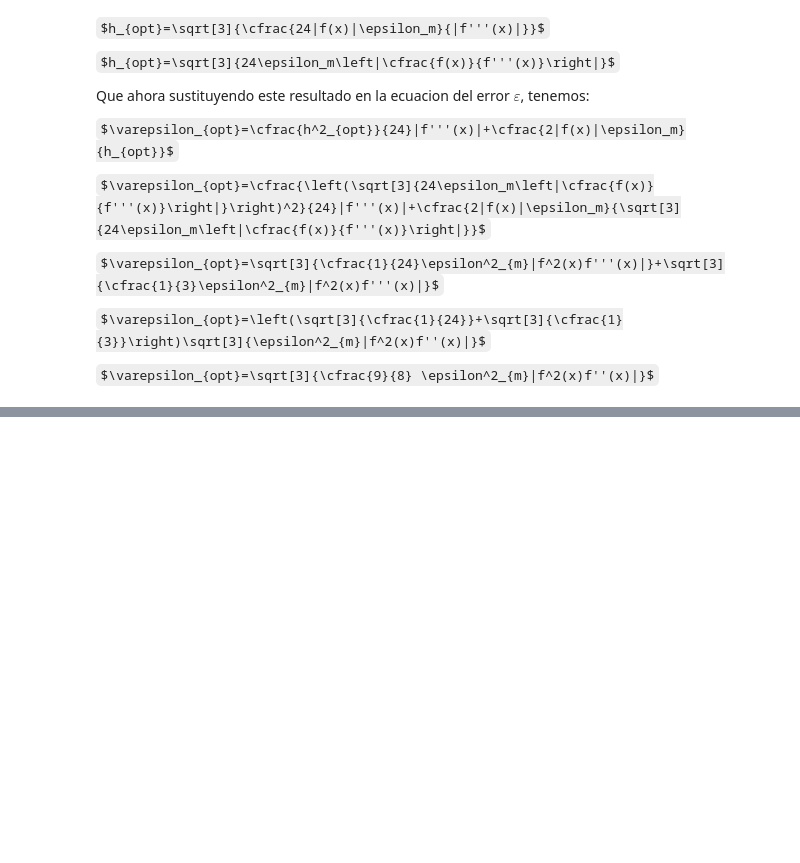
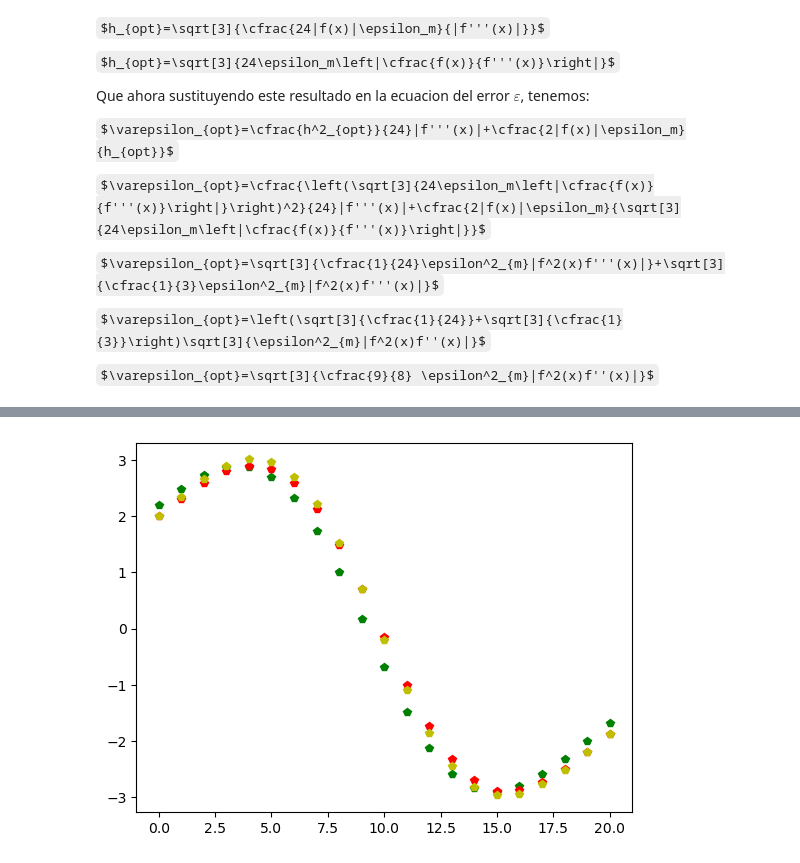
Before and after one commit to Arely00/ArelyGuadalupeJimenezDIaz-mn-2024, a Jupyter notebook: Ejercicios_capitulo_3.ipynb, the cells around one changed output, grey strips where cells are left out. Cells and saved outputs as stored; diff of their text form; code cells hidden in the pictures; some formulas as TeX source; blank space fills up the shorter version.

```diff
--- a/Ejercicios_capitulo_3.ipynb
+++ b/Ejercicios_capitulo_3.ipynb
@@ -159,0 +259,7 @@ e-10 (0.718054117591517, 2.08897904245890)
+# %%
+def richardson(x,h):
+    return 2*funfor(x,h)-funfor(x,2*h)
+pyplot.plot([funfor(x,0.1) for x in range(0,21)],'gp',[funcen(x,0.1) for x in range(0,21)],'rp',[richardson(x,0.1) for x in range(0,21)],'yp')
+pyplot.show()
+# %% [output]
+[figure, added]
```
Also changed, not shown: parts of 9 cells of this notebook.
